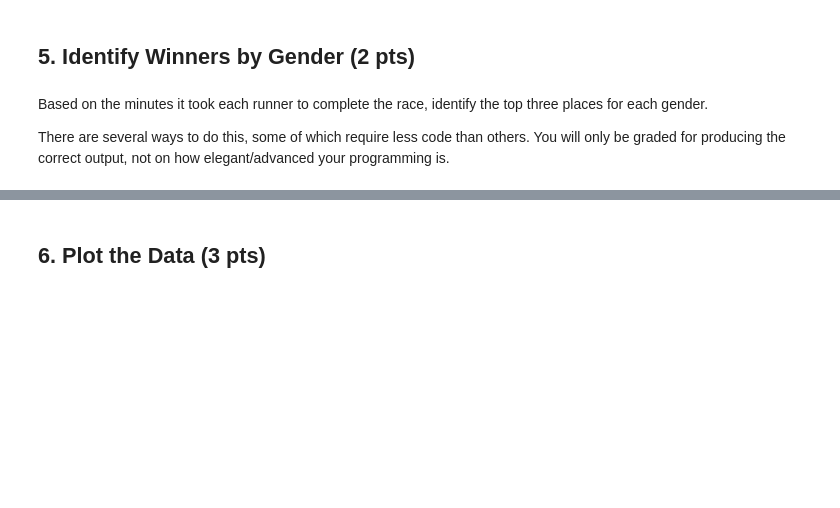
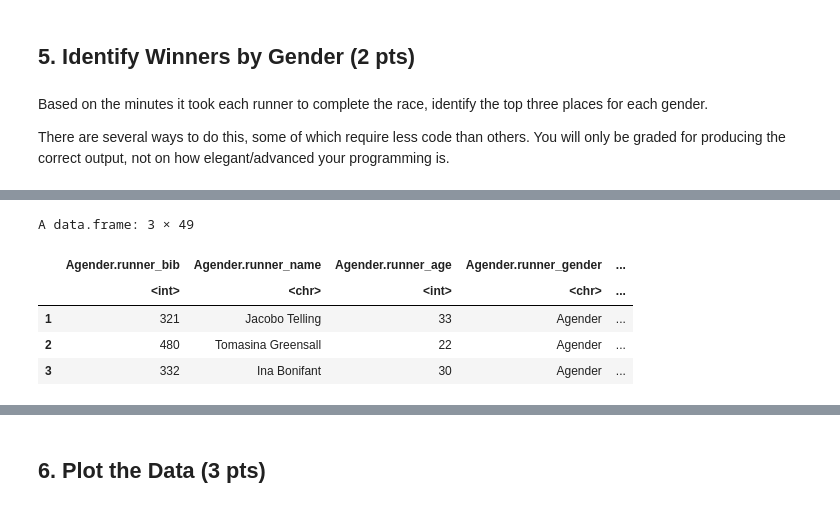
Before and after one commit to cann-emma/DS1002-zgb8ts, a Jupyter notebook: labs/lab2/lab2-race-results.ipynb, the cells around one changed output, grey strips where cells are left out. Cells and saved outputs as stored; diff of their text form; code cells hidden in the pictures; blank space fills up the shorter version.

```diff
--- a/labs/lab2/lab2-race-results.ipynb
+++ b/labs/lab2/lab2-race-results.ipynb
@@ -233,0 +238,27 @@ A data.frame: 594 × 7
+# %%
+#
+Agender= race3%>%filter(runner_gender== "Agender")%>%arrange(finish_minutes)
+headA<- head(Agender, 3)
+Bigender= race3%>%filter(runner_gender== "Bigender")%>%arrange(finish_minutes)
+headB<- head(Bigender,3)
+Female= race3%>%filter(runner_gender== "Female")%>%arrange(finish_minutes)
+headC<- head(Female, 3)
+Genderfluid= race3%>%filter(runner_gender== "Genderfluid")%>%arrange(finish_minutes)
+headD<- head(Genderfluid, 3)
+# %%
+Genderqueer= race3%>%filter(runner_gender== "Genderqueer")%>%arrange(finish_minutes)
+headE<- head(Genderqueer, 3)
+Male= race3%>%filter(runner_gender== "Male")%>%arrange(finish_minutes)
+headF<- head(Male, 3)
+Polygender= race3%>%filter(runner_gender== "Polygender")%>%arrange(finish_minutes)
+headG<- head(Polygender,3)
+# %%
+mins_gender<- data.frame(Agender= headA, headB, headC, headD, headE, headF, headG)
+mins_gender
+# %% [output]
+A data.frame: 3 × 49
+|  | Agender.runner_bib | Agender.runner_name | Agender.runner_age | Agender.runner_gender | ... |
+|  | <int> | <chr> | <int> | <chr> | ... |
+| 1 | 321 | Jacobo Telling | 33 | Agender | ... |
+| 2 | 480 | Tomasina Greensall | 22 | Agender | ... |
+| 3 | 332 | Ina Bonifant | 30 | Agender | ... |
```
Also changed, not shown: parts of 5 cells of this notebook.
